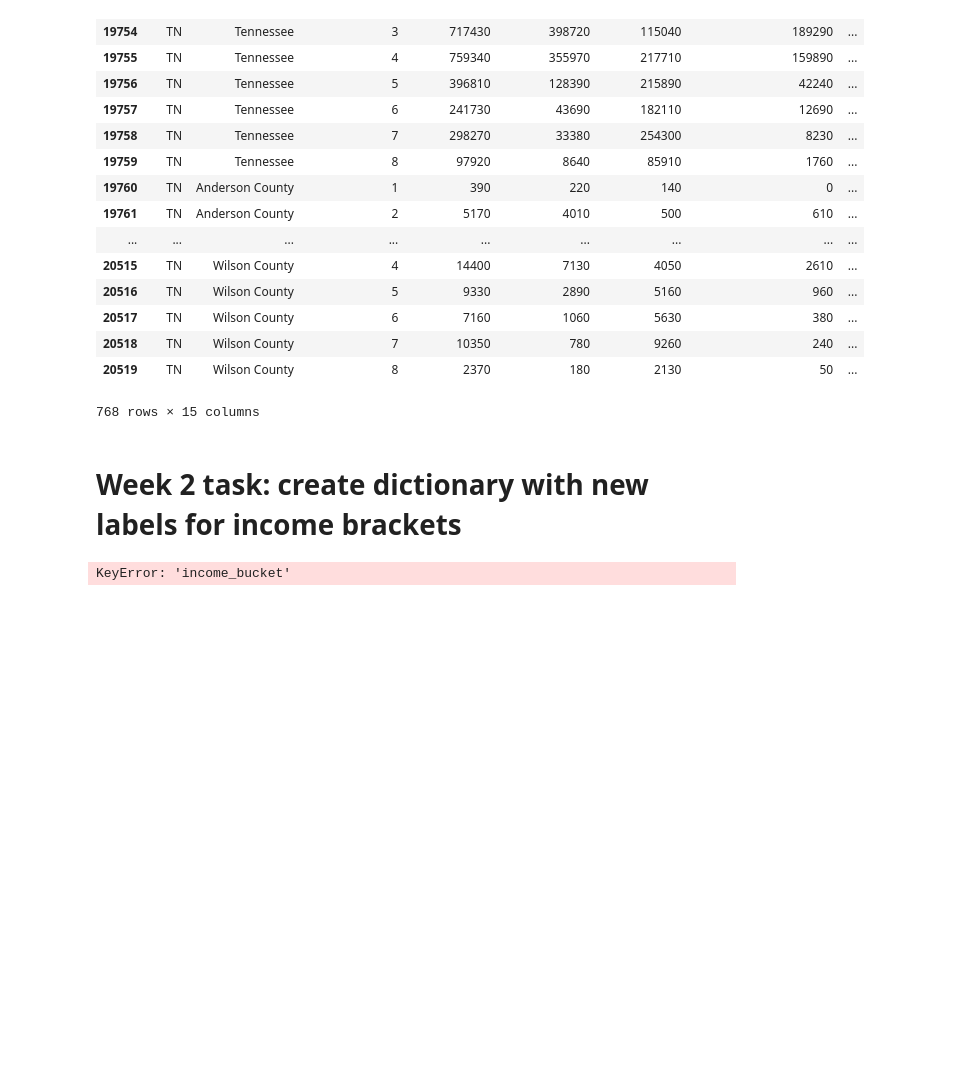
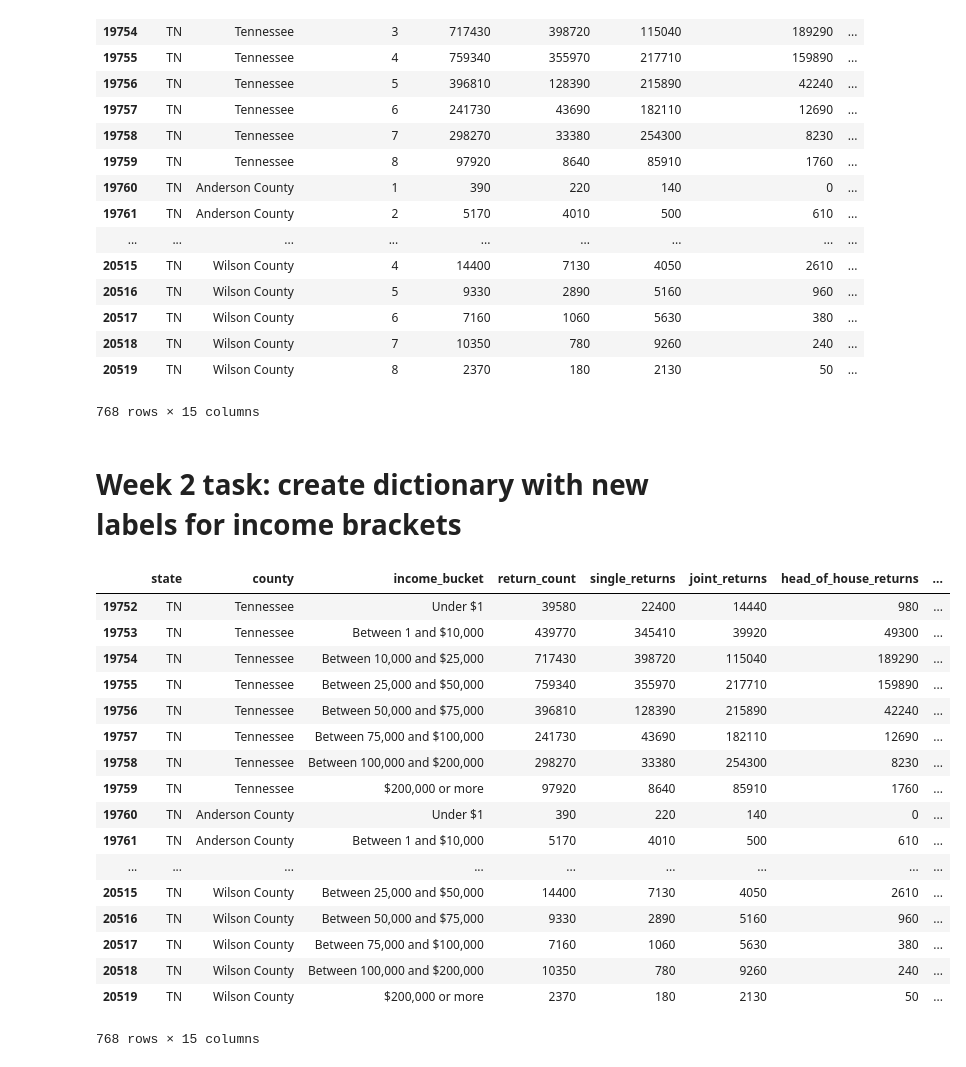
Before and after one commit to kiwi-dan/vanderbilt-data-essentials-cohort-2, a Jupyter notebook: data/weekone.ipynb, the cells around one changed output. Saved outputs shown, nothing was run; the diff lists cells and outputs as text; code cells hidden in the pictures; blank space fills up the shorter version.

```diff
--- a/data/weekone.ipynb
+++ b/data/weekone.ipynb
@@ -316,16 +316,37 @@ income_dropped_cols_method1
 # %% [markdown]
 # Week 2 task: create dictionary with new labels for income brackets
 # %%
-income_dict = {1: 'Total',
-               2: 'Under $1',
-               3: 'Between 1 and $10,000',
-               4: 'Between 10,000 and $25,000',
-               5: 'Between 25,000 and $50,000',
-               6: 'Between 50,000 and $75,000',
-               7: 'Between 75,000 and $100,000',
-               8: 'Between 100,000 and $200,000',
-               '$200,000 or more'}
+income_dropped_cols_method1['income_bucket'].unique() #check unique values in income bucket
+
+income_dict = {0: 'Total',
+               1: 'Under $1',
+               2: 'Between 1 and $10,000',
+               3: 'Between 10,000 and $25,000',
+               4: 'Between 25,000 and $50,000',
+               5: 'Between 50,000 and $75,000',
+               6: 'Between 75,000 and $100,000',
+               7: 'Between 100,000 and $200,000',
+               8: '$200,000 or more'}
-# %%
-income_df_tn['income_bucket'].nunique()
-# %% [output]
-KeyError: 'income_bucket'
+# %%
+income_bucket_df = income_dropped_cols_method1
+income_bucket_df['income_bucket'].replace(income_dict, inplace = True)
+income_bucket_df
+# %% [output]
+|  | state | county | income_bucket | return_count | single_returns | joint_returns | head_of_house_returns | ... |
+| 19752 | TN | Tennessee | Under $1 | 39580 | 22400 | 14440 | 980 | ... |
+| 19753 | TN | Tennessee | Between 1 and $10,000 | 439770 | 345410 | 39920 | 49300 | ... |
+| 19754 | TN | Tennessee | Between 10,000 and $25,000 | 717430 | 398720 | 115040 | 189290 | ... |
+| 19755 | TN | Tennessee | Between 25,000 and $50,000 | 759340 | 355970 | 217710 | 159890 | ... |
+| 19756 | TN | Tennessee | Between 50,000 and $75,000 | 396810 | 128390 | 215890 | 42240 | ... |
+| 19757 | TN | Tennessee | Between 75,000 and $100,000 | 241730 | 43690 | 182110 | 12690 | ... |
+| 19758 | TN | Tennessee | Between 100,000 and $200,000 | 298270 | 33380 | 254300 | 8230 | ... |
+| 19759 | TN | Tennessee | $200,000 or more | 97920 | 8640 | 85910 | 1760 | ... |
+| 19760 | TN | Anderson County | Under $1 | 390 | 220 | 140 | 0 | ... |
+| 19761 | TN | Anderson County | Between 1 and $10,000 | 5170 | 4010 | 500 | 610 | ... |
+| ... | ... | ... | ... | ... | ... | ... | ... | ... |
+| 20515 | TN | Wilson County | Between 25,000 and $50,000 | 14400 | 7130 | 4050 | 2610 | ... |
+| 20516 | TN | Wilson County | Between 50,000 and $75,000 | 9330 | 2890 | 5160 | 960 | ... |
+| 20517 | TN | Wilson County | Between 75,000 and $100,000 | 7160 | 1060 | 5630 | 380 | ... |
+| 20518 | TN | Wilson County | Between 100,000 and $200,000 | 10350 | 780 | 9260 | 240 | ... |
+| 20519 | TN | Wilson County | $200,000 or more | 2370 | 180 | 2130 | 50 | ... |
+768 rows × 15 columns
```
Also changed, not shown: parts of 2 cells of this notebook.
